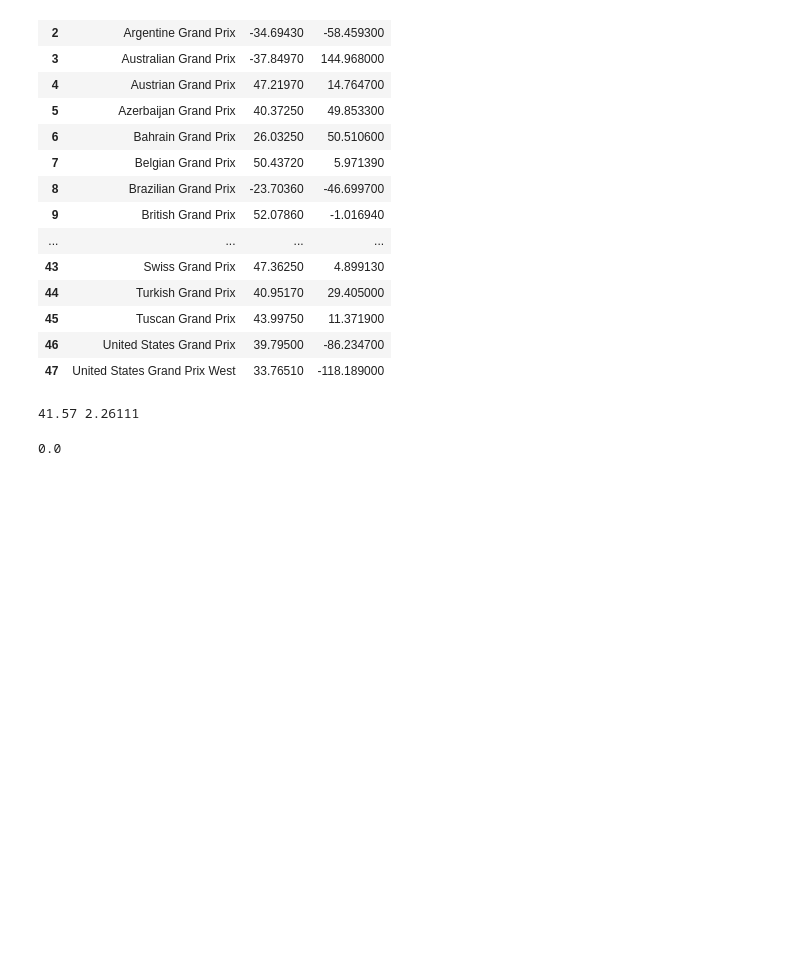
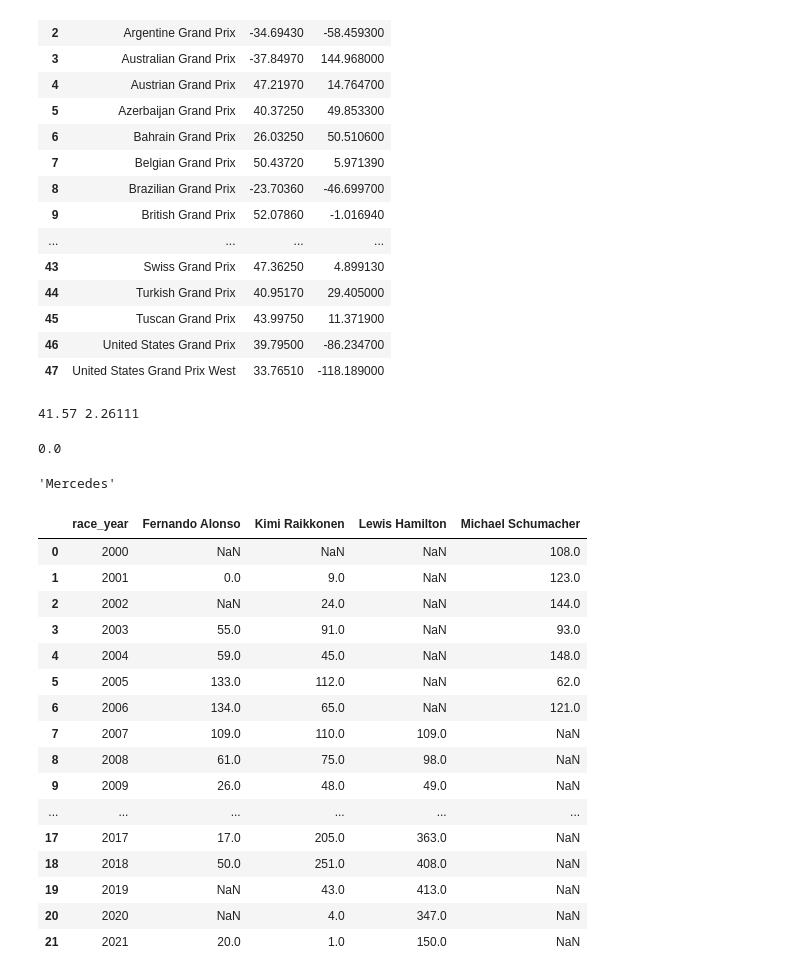
Before and after one commit to IDSF21/assignment-2-ShantanuKamath, a Jupyter notebook: Dataset Creation.ipynb, the cells around one changed output. Saved outputs shown, nothing was run; the diff lists cells and outputs as text; code cells hidden in the pictures; blank space fills up the shorter version.

Commit message:
Added point summary over selected years

```diff
--- a/Dataset Creation.ipynb
+++ b/Dataset Creation.ipynb
@@ -125,3 +125,32 @@ data2[['start_position', 'finish_position']]
 data2[data2.index == data2.index[-1]]['points'].mean()
 # %% [output]
 0.0
+# %%
+driver = data[(data.driver_name == "Michael Schumacher")]
+driver[(driver.race_year == driver.race_year.max())].iloc[0]['team_name']
+# %% [output]
+'Mercedes'
+# %%
+df = df[(df.driver_name.isin(['Lewis Hamilton', 'Michael Schumacher', 'Kimi Raikkonen', 'Fernando Alonso']))]
+df = df[df.race_year.between(2000, 2021, inclusive='both')]
+point_summary = df.groupby(['race_year','driver_name']).agg({'points':"sum"})
+
+pd.DataFrame(pd.pivot_table(point_summary, index = 'race_year', columns = 'driver_name', values = 'points').to_records())
+# %% [output]
+|  | race_year | Fernando Alonso | Kimi Raikkonen | Lewis Hamilton | Michael Schumacher |
+| 0 | 2000 | NaN | NaN | NaN | 108.0 |
+| 1 | 2001 | 0.0 | 9.0 | NaN | 123.0 |
+| 2 | 2002 | NaN | 24.0 | NaN | 144.0 |
+| 3 | 2003 | 55.0 | 91.0 | NaN | 93.0 |
+| 4 | 2004 | 59.0 | 45.0 | NaN | 148.0 |
+| 5 | 2005 | 133.0 | 112.0 | NaN | 62.0 |
+| 6 | 2006 | 134.0 | 65.0 | NaN | 121.0 |
+| 7 | 2007 | 109.0 | 110.0 | 109.0 | NaN |
+| 8 | 2008 | 61.0 | 75.0 | 98.0 | NaN |
+| 9 | 2009 | 26.0 | 48.0 | 49.0 | NaN |
+| ... | ... | ... | ... | ... | ... |
+| 17 | 2017 | 17.0 | 205.0 | 363.0 | NaN |
+| 18 | 2018 | 50.0 | 251.0 | 408.0 | NaN |
+| 19 | 2019 | NaN | 43.0 | 413.0 | NaN |
+| 20 | 2020 | NaN | 4.0 | 347.0 | NaN |
+| 21 | 2021 | 20.0 | 1.0 | 150.0 | NaN |
```
Also changed, not shown: 1 other file.
